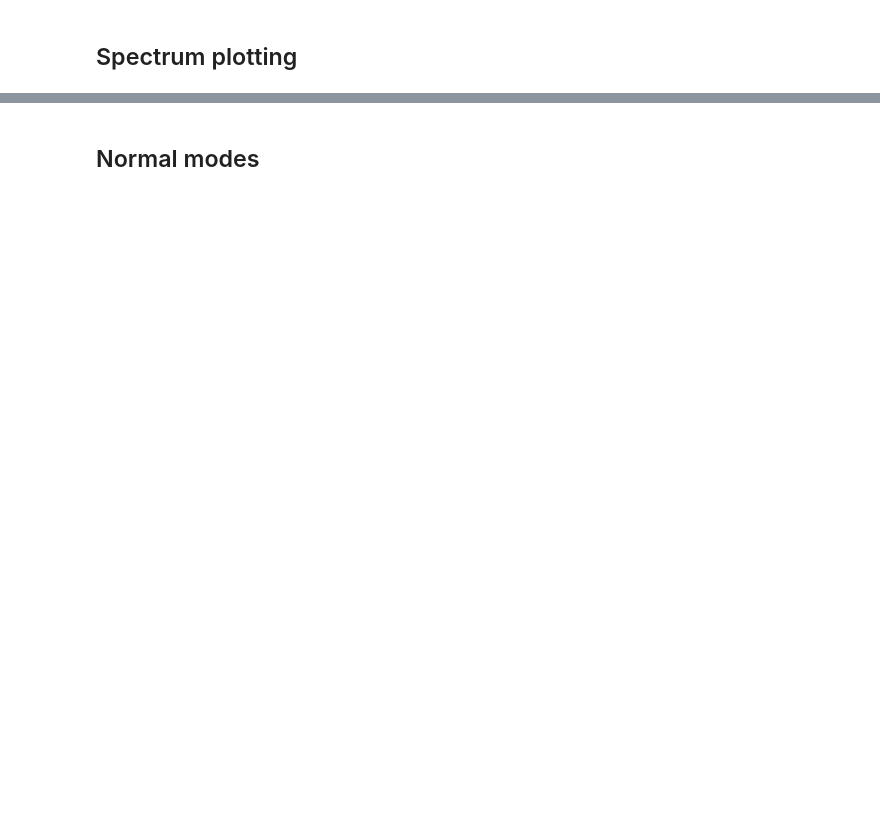
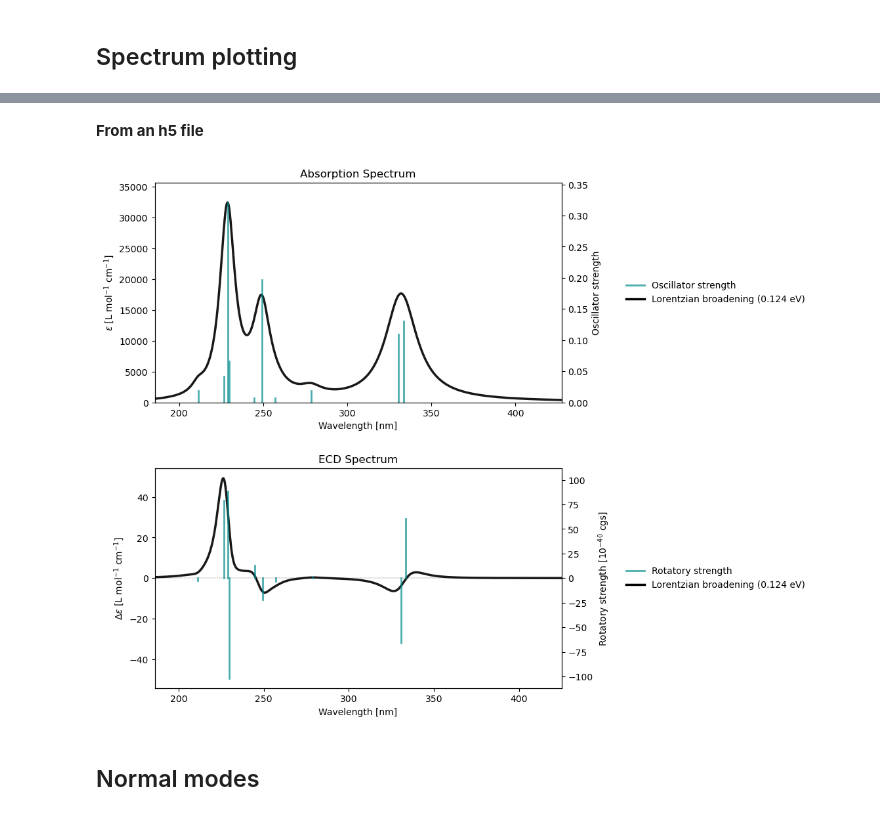
Before and after one commit to kthpanor/vlxman, a Jupyter notebook: docs/vis.ipynb, the cells around one changed output, grey strips where cells are left out. Cells and saved outputs as stored; diff of their text form; code cells hidden in the pictures; blank space fills up the shorter version.

```diff
--- a/docs/vis.ipynb
+++ b/docs/vis.ipynb
@@ -43,2 +94,9 @@ def read_from_h5(filename, label="rsp"):
+# %% [markdown]
+**From an h5 file**
+# %%
+rsp_results = vlx.checkpoint.read_results("../output_files/tq-uv-vis.h5", label="rsp")
+rsp_drv.plot(rsp_results)
+# %% [output]
+[figure, added]
 # %% [markdown]
 ## Normal modes
```
Also changed, not shown: parts of 10 cells of this notebook, 6 other files.
